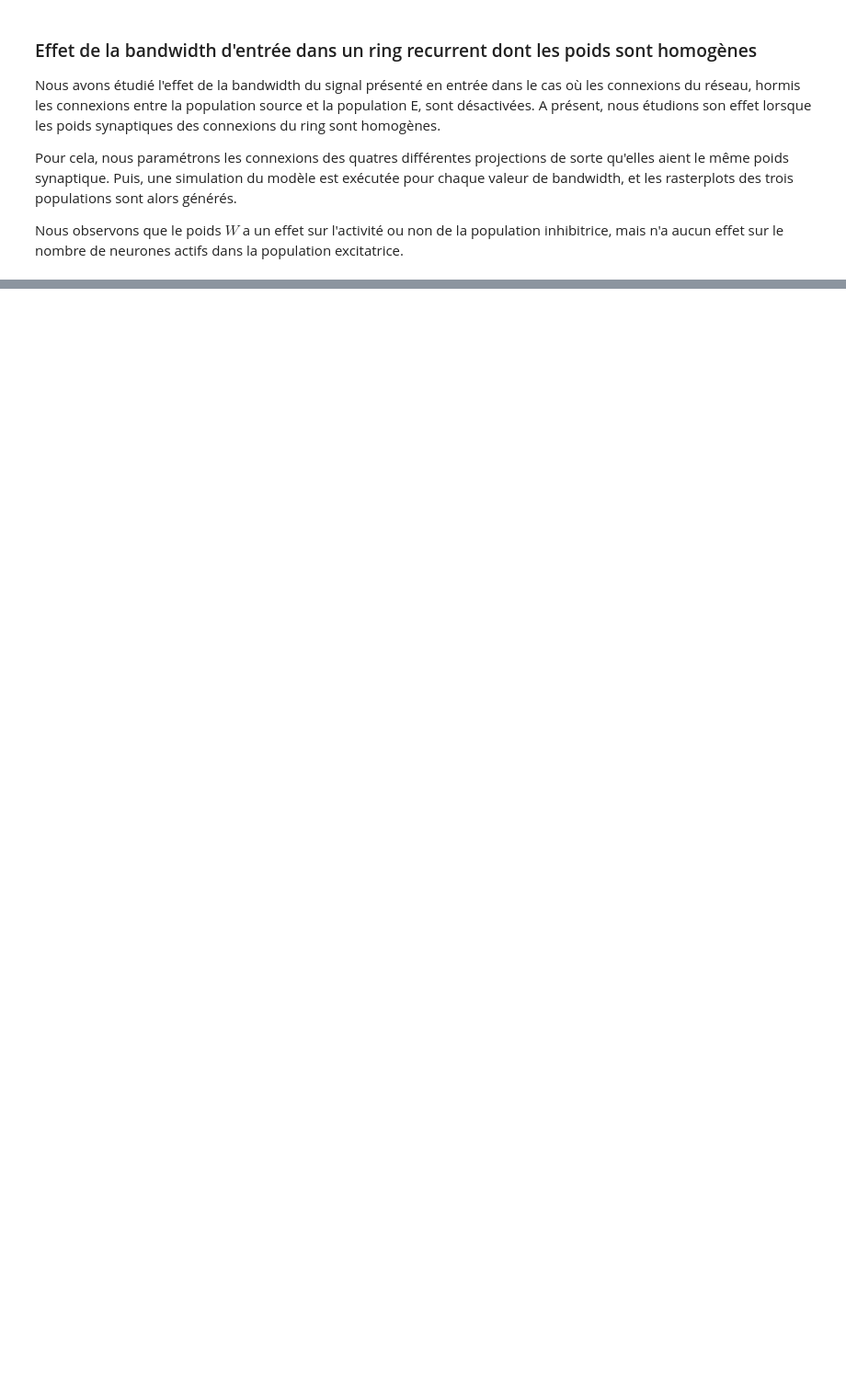
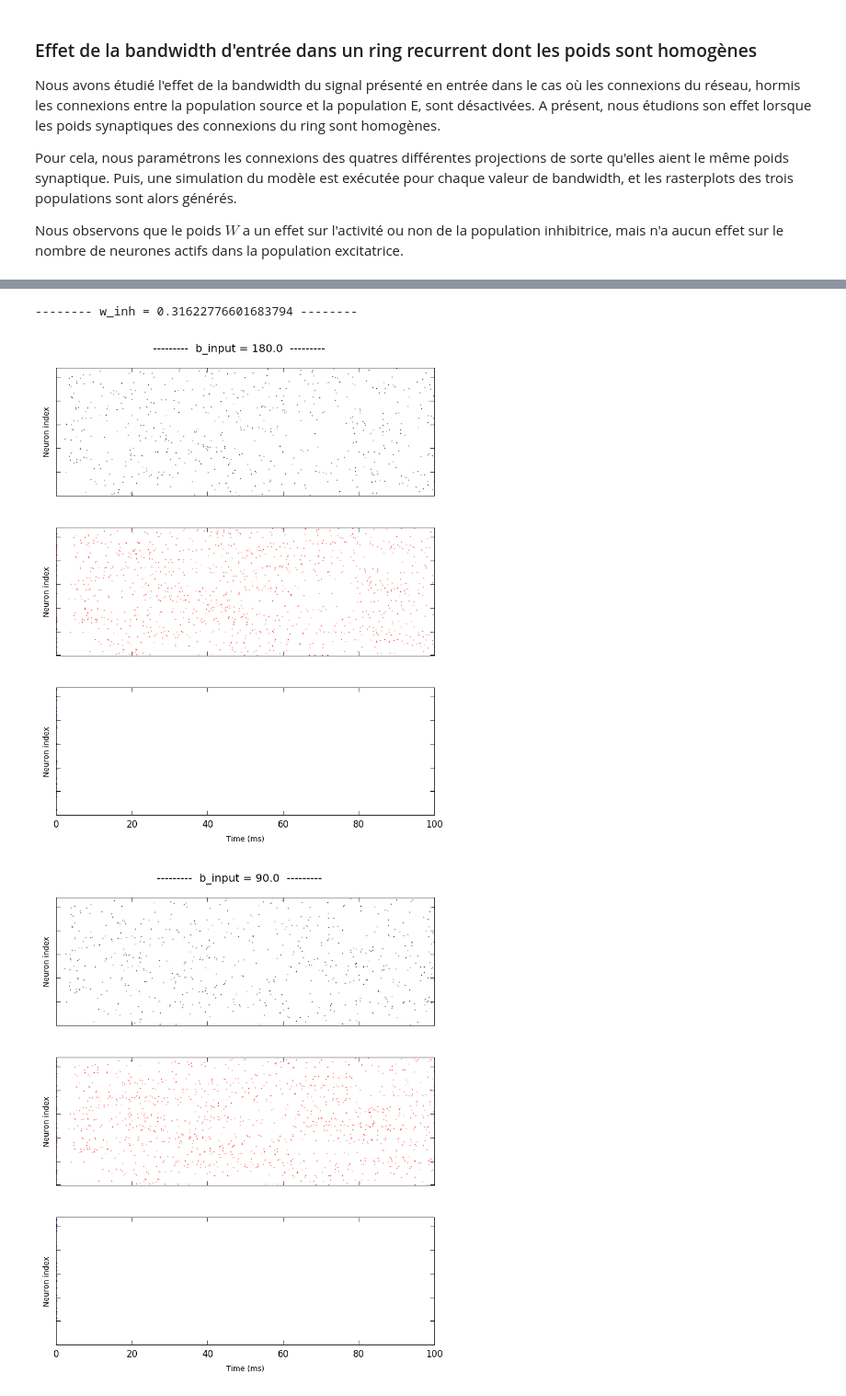
Before and after one commit to laurentperrinet/OBV1, a Jupyter notebook: notebooks/3.2.2_Ring UnTuned input Homogeneous weight.ipynb, the cells around one changed output, grey strips where cells are left out. Shown at 92% size. Cells and saved outputs as stored; diff of their text form; code cells hidden in the pictures; blank space fills up the shorter version.

```diff
--- a/notebooks/3.2.2_Ring UnTuned input Homogeneous weight.ipynb
+++ b/notebooks/3.2.2_Ring UnTuned input Homogeneous weight.ipynb
@@ -41 +44,12 @@ for w in np.logspace(-4, -0, 5):
 ... (18 outputs left out)
+# %%
+net = RRNN(ring=False, recurrent=True)
+for w_inh in np.logspace(-.5, 0.25, 5):
+    print('-------- w_inh = {} --------'.format(w_inh))
+    net.w_inh = w_inh
+    net.init_params()
+    _ = net.variationRaster('b_input', 180*np.logspace(0, -4, 5, base=2))
+# %% [output]
+-------- w_inh = 0.31622776601683794 --------
+[figure, added]
+[figure, added]
```
Also changed, not shown: parts of 3 cells of this notebook, 26 other files.
